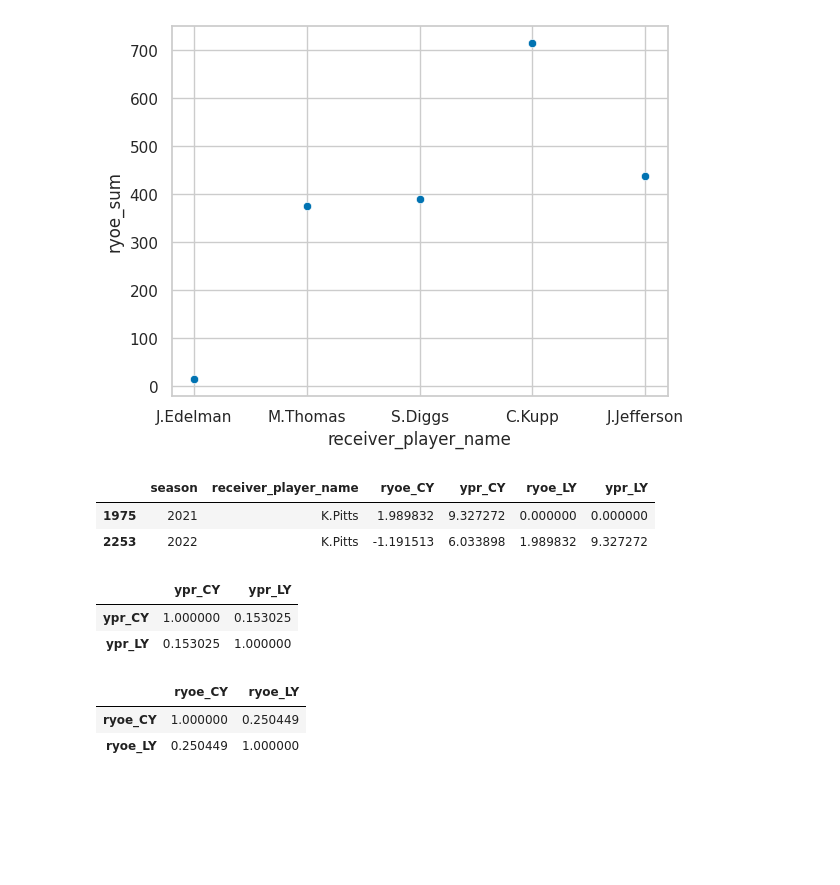
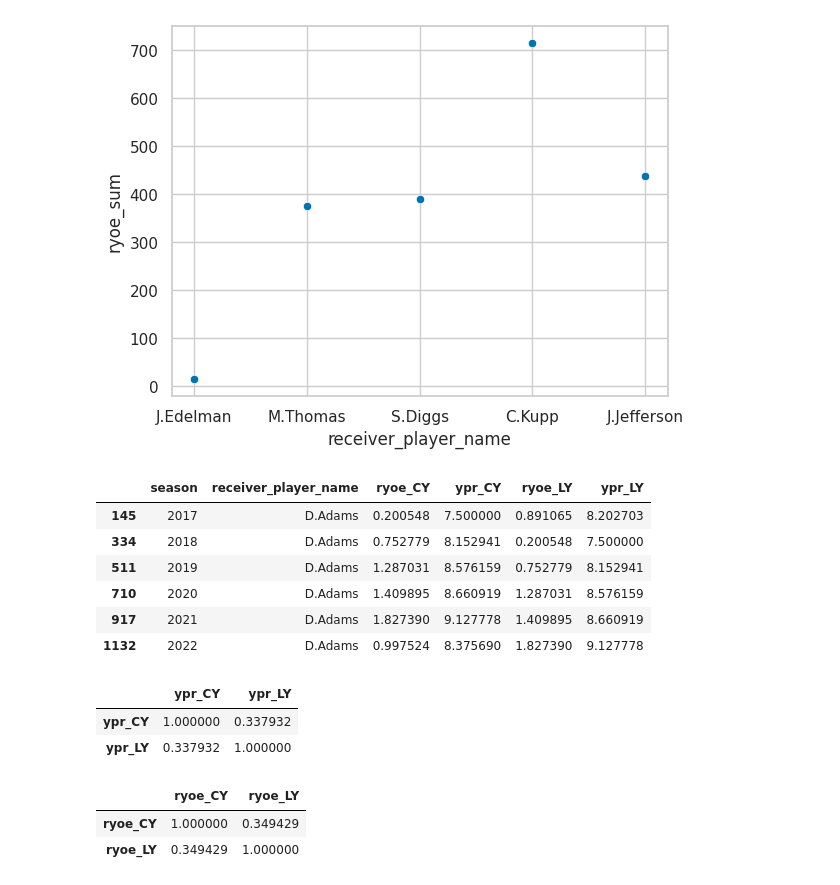
Before and after one commit to jasxn808/Simple-Linear-Regression, a Jupyter notebook: Linear_Regression_Rec_Yards_over_Expected_(RYOE).ipynb, the cells around one changed output. Cells and saved outputs as stored; diff of their text form; code cells hidden in the pictures; blank space fills up the shorter version.

```diff
--- a/Linear_Regression_Rec_Yards_over_Expected_(RYOE).ipynb
+++ b/Linear_Regression_Rec_Yards_over_Expected_(RYOE).ipynb
@@ -140,40 +174,45 @@ sns.scatterplot(data=ryoe_wr_starters, x="receiver_player_name", y="ryoe_sum");
 # %%
 ## stability analysis:
 
 ryoe_py_CY = ryoe_py.copy()
 ryoe_py_LY = ryoe_py.copy()
 
 
 ryoe_py_LY['season'] += 1
 
 ryoe_comparison = \
   ryoe_py_CY\
   .merge(ryoe_py_LY\
-         ,how='left'\
+         ,how='inner'\
          ,on=['season', 'receiver_player_id', 'receiver_player_name'])\
   [['season', 'receiver_player_name', 'avg_ryoe_x','ypr_avg_x', 'avg_ryoe_y','ypr_avg_y']]
 
 ryoe_comparison.fillna(0, inplace=True)
 ryoe_comparison.rename(columns = {'avg_ryoe_x': 'ryoe_CY', 'ypr_avg_x':'ypr_CY', 'avg_ryoe_y':'ryoe_LY', 'ypr_avg_y':'ypr_LY'}, inplace=True)
 
-ryoe_comparison.query('receiver_player_name == "K.Pitts"')
+#ryoe_comparison.query('receiver_player_name == "K.Pitts"')
+ryoe_comparison.query('receiver_player_name == "D.Adams"')
 # %% [output]
 |  | season | receiver_player_name | ryoe_CY | ypr_CY | ryoe_LY | ypr_LY |
-| 1975 | 2021 | K.Pitts | 1.989832 | 9.327272 | 0.000000 | 0.000000 |
-| 2253 | 2022 | K.Pitts | -1.191513 | 6.033898 | 1.989832 | 9.327272 |
+| 145 | 2017 | D.Adams | 0.200548 | 7.500000 | 0.891065 | 8.202703 |
+| 334 | 2018 | D.Adams | 0.752779 | 8.152941 | 0.200548 | 7.500000 |
+| 511 | 2019 | D.Adams | 1.287031 | 8.576159 | 0.752779 | 8.152941 |
+| 710 | 2020 | D.Adams | 1.409895 | 8.660919 | 1.287031 | 8.576159 |
+| 917 | 2021 | D.Adams | 1.827390 | 9.127778 | 1.409895 | 8.660919 |
+| 1132 | 2022 | D.Adams | 0.997524 | 8.375690 | 1.827390 | 9.127778 |
 # %%
 #correlation comparison:
 
 ryoe_comparison[['ypr_CY', 'ypr_LY']].corr()
 # %% [output]
 |  | ypr_CY | ypr_LY |
-| ypr_CY | 1.000000 | 0.153025 |
-| ypr_LY | 0.153025 | 1.000000 |
+| ypr_CY | 1.000000 | 0.337932 |
+| ypr_LY | 0.337932 | 1.000000 |
 # %%
 ryoe_comparison[['ryoe_CY', 'ryoe_LY']].corr()
 
 ## ryoe = slightly more stable metric than ypr
 # %% [output]
 |  | ryoe_CY | ryoe_LY |
-| ryoe_CY | 1.000000 | 0.250449 |
-| ryoe_LY | 0.250449 | 1.000000 |
+| ryoe_CY | 1.000000 | 0.349429 |
+| ryoe_LY | 0.349429 | 1.000000 |
```
Also changed, not shown: parts of 6 cells of this notebook.
